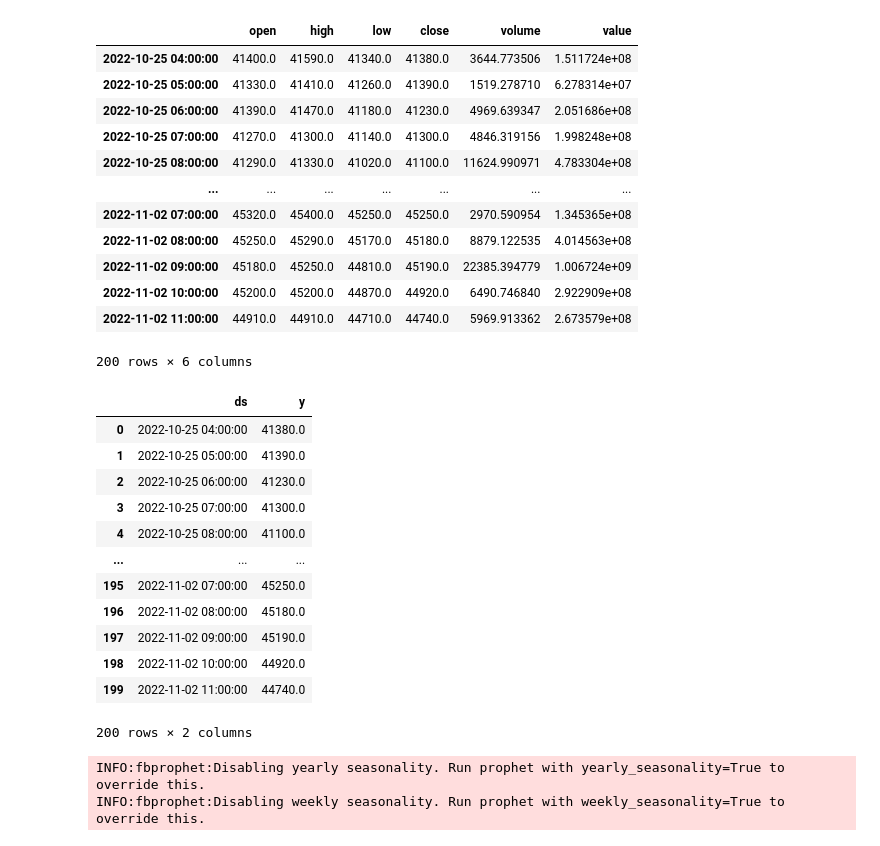
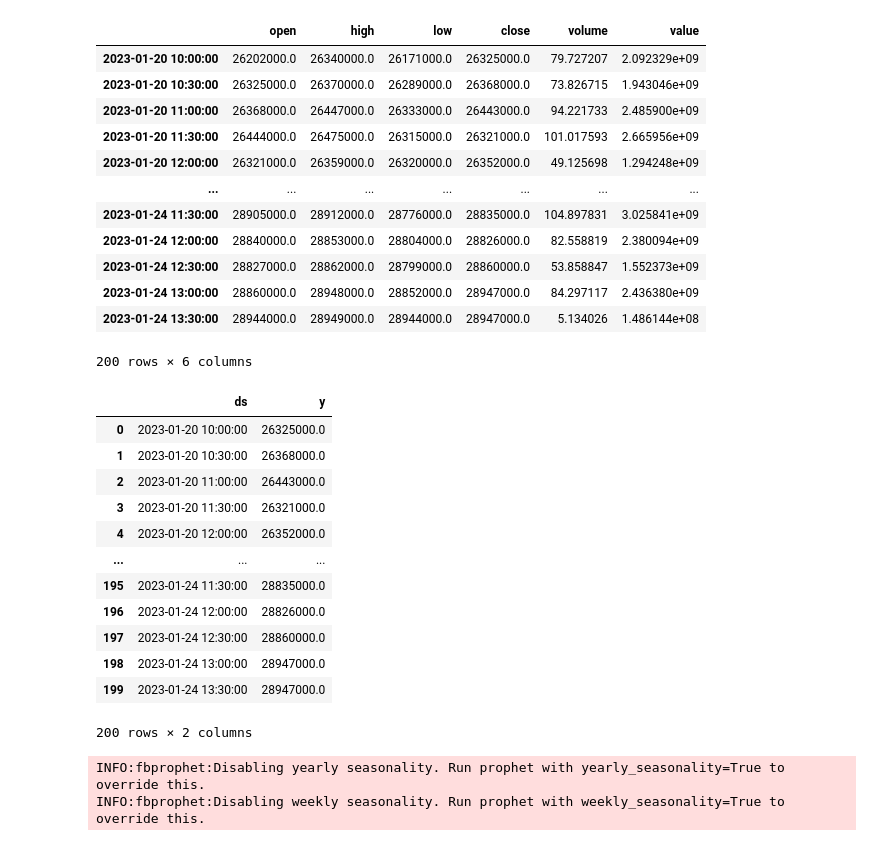
Before and after one commit to kimdongha723/kdh723, a Jupyter notebook: Untitled16.ipynb, the cells around one changed output. Saved outputs shown, nothing was run; the diff lists cells and outputs as text; code cells hidden in the pictures.

```diff
--- a/Untitled16.ipynb
+++ b/Untitled16.ipynb
@@ -43,19 +48,19 @@ Requirement already satisfied: six>=1.5 in /usr/local/lib/python3.7/dist-package
 # %%
-df = pyupbit.get_ohlcv("Krw-sol", interval="minute30")
+df = pyupbit.get_ohlcv("Krw-btc", interval="minute30")
 df
 # %% [output]
 |  | open | high | low | close | volume | value |
-| 2022-10-25 04:00:00 | 41400.0 | 41590.0 | 41340.0 | 41380.0 | 3644.773506 | 1.511724e+08 |
-| 2022-10-25 05:00:00 | 41330.0 | 41410.0 | 41260.0 | 41390.0 | 1519.278710 | 6.278314e+07 |
-| 2022-10-25 06:00:00 | 41390.0 | 41470.0 | 41180.0 | 41230.0 | 4969.639347 | 2.051686e+08 |
-| 2022-10-25 07:00:00 | 41270.0 | 41300.0 | 41140.0 | 41300.0 | 4846.319156 | 1.998248e+08 |
-| 2022-10-25 08:00:00 | 41290.0 | 41330.0 | 41020.0 | 41100.0 | 11624.990971 | 4.783304e+08 |
+| 2023-01-20 10:00:00 | 26202000.0 | 26340000.0 | 26171000.0 | 26325000.0 | 79.727207 | 2.092329e+09 |
+| 2023-01-20 10:30:00 | 26325000.0 | 26370000.0 | 26289000.0 | 26368000.0 | 73.826715 | 1.943046e+09 |
+| 2023-01-20 11:00:00 | 26368000.0 | 26447000.0 | 26333000.0 | 26443000.0 | 94.221733 | 2.485900e+09 |
+| 2023-01-20 11:30:00 | 26444000.0 | 26475000.0 | 26315000.0 | 26321000.0 | 101.017593 | 2.665956e+09 |
+| 2023-01-20 12:00:00 | 26321000.0 | 26359000.0 | 26320000.0 | 26352000.0 | 49.125698 | 1.294248e+09 |
 | ... | ... | ... | ... | ... | ... | ... |
-| 2022-11-02 07:00:00 | 45320.0 | 45400.0 | 45250.0 | 45250.0 | 2970.590954 | 1.345365e+08 |
-| 2022-11-02 08:00:00 | 45250.0 | 45290.0 | 45170.0 | 45180.0 | 8879.122535 | 4.014563e+08 |
-| 2022-11-02 09:00:00 | 45180.0 | 45250.0 | 44810.0 | 45190.0 | 22385.394779 | 1.006724e+09 |
-| 2022-11-02 10:00:00 | 45200.0 | 45200.0 | 44870.0 | 44920.0 | 6490.746840 | 2.922909e+08 |
-| 2022-11-02 11:00:00 | 44910.0 | 44910.0 | 44710.0 | 44740.0 | 5969.913362 | 2.673579e+08 |
+| 2023-01-24 11:30:00 | 28905000.0 | 28912000.0 | 28776000.0 | 28835000.0 | 104.897831 | 3.025841e+09 |
+| 2023-01-24 12:00:00 | 28840000.0 | 28853000.0 | 28804000.0 | 28826000.0 | 82.558819 | 2.380094e+09 |
+| 2023-01-24 12:30:00 | 28827000.0 | 28862000.0 | 28799000.0 | 28860000.0 | 53.858847 | 1.552373e+09 |
+| 2023-01-24 13:00:00 | 28860000.0 | 28948000.0 | 28852000.0 | 28947000.0 | 84.297117 | 2.436380e+09 |
+| 2023-01-24 13:30:00 | 28944000.0 | 28949000.0 | 28944000.0 | 28947000.0 | 5.134026 | 1.486144e+08 |
 200 rows × 6 columns
 # %%
 df = df.reset_index()
@@ -65,17 +70,17 @@ data = df[['ds','y']]
 data
 # %% [output]
 |  | ds | y |
-| 0 | 2022-10-25 04:00:00 | 41380.0 |
-| 1 | 2022-10-25 05:00:00 | 41390.0 |
-| 2 | 2022-10-25 06:00:00 | 41230.0 |
-| 3 | 2022-10-25 07:00:00 | 41300.0 |
-| 4 | 2022-10-25 08:00:00 | 41100.0 |
+| 0 | 2023-01-20 10:00:00 | 26325000.0 |
+| 1 | 2023-01-20 10:30:00 | 26368000.0 |
+| 2 | 2023-01-20 11:00:00 | 26443000.0 |
+| 3 | 2023-01-20 11:30:00 | 26321000.0 |
+| 4 | 2023-01-20 12:00:00 | 26352000.0 |
 | ... | ... | ... |
-| 195 | 2022-11-02 07:00:00 | 45250.0 |
-| 196 | 2022-11-02 08:00:00 | 45180.0 |
-| 197 | 2022-11-02 09:00:00 | 45190.0 |
-| 198 | 2022-11-02 10:00:00 | 44920.0 |
-| 199 | 2022-11-02 11:00:00 | 44740.0 |
+| 195 | 2023-01-24 11:30:00 | 28835000.0 |
+| 196 | 2023-01-24 12:00:00 | 28826000.0 |
+| 197 | 2023-01-24 12:30:00 | 28860000.0 |
+| 198 | 2023-01-24 13:00:00 | 28947000.0 |
+| 199 | 2023-01-24 13:30:00 | 28947000.0 |
 200 rows × 2 columns
 # %%
 from fbprophet import Prophet
```
Also changed, not shown: parts of 6 cells of this notebook.
